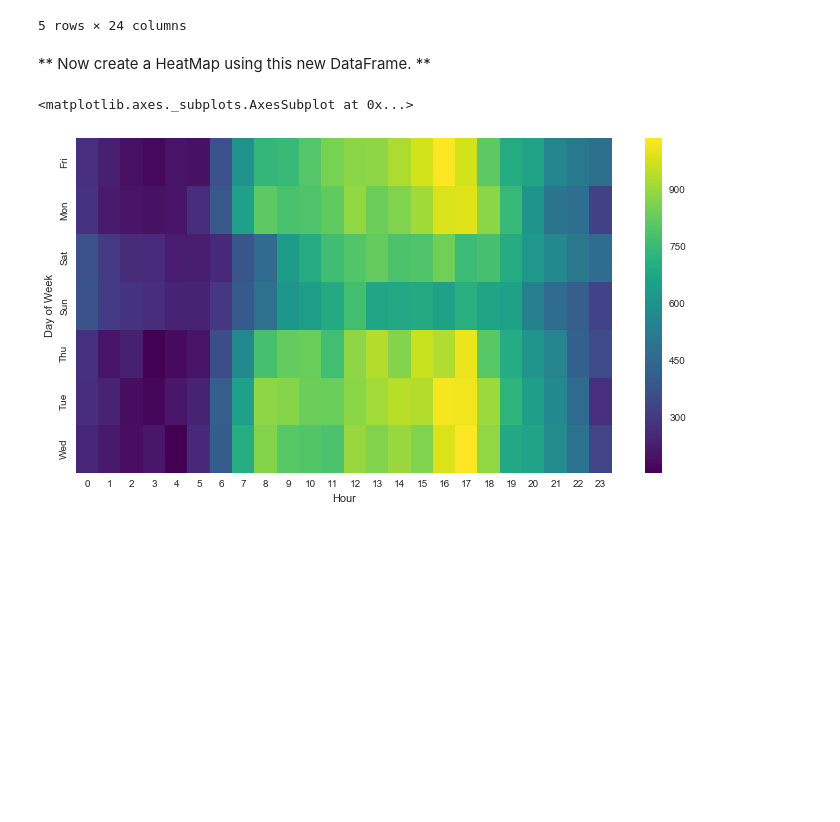
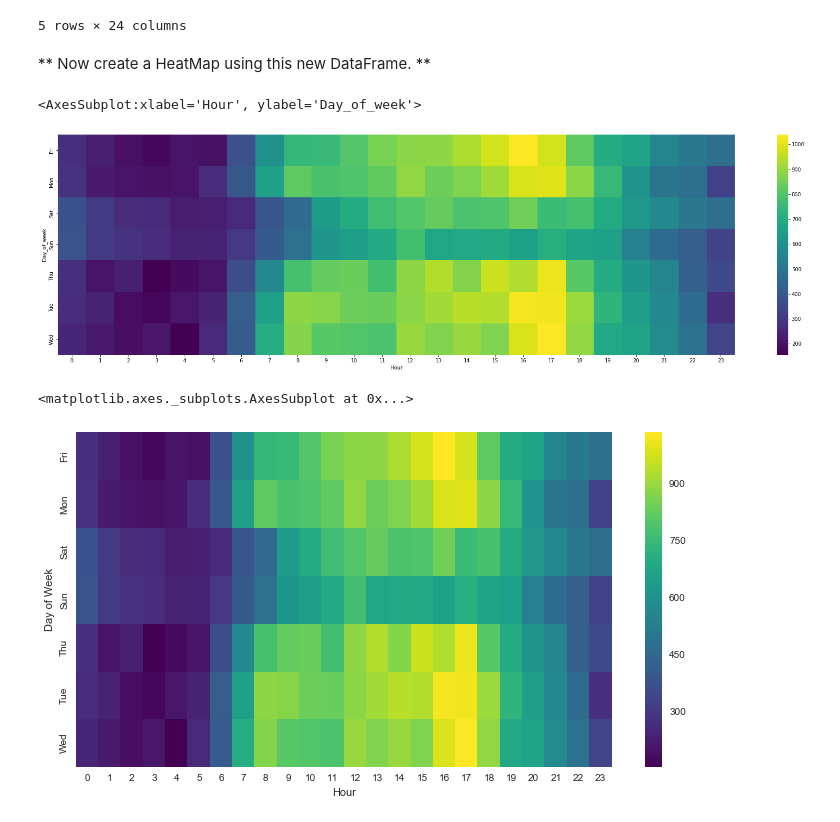
Before and after one commit to LukaszBijak/Python, a Jupyter notebook: Python for Data Science and Machine Learning/01-911 Calls Data Capstone Project.ipynb, the cells around one changed output. Saved outputs shown, nothing was run; the diff lists cells and outputs as text; code cells hidden in the pictures; blank space fills up the shorter version.

```diff
--- a/Python for Data Science and Machine Learning/01-911 Calls Data Capstone Project.ipynb
+++ b/Python for Data Science and Machine Learning/01-911 Calls Data Capstone Project.ipynb
@@ -320,3 +308,5 @@ df.head()
+# %%
+df2 = df.groupby(by=['Day_of_week','Hour']).count()['Reason'].unstack()
 # %%
 # %% [output]
 | Hour | 0 | 1 | 2 | 3 | 4 | 5 | 6 | 7 | 8 | 9 | ... | ... |
@@ -329,6 +319,12 @@ df.head()
 5 rows × 24 columns
 # %% [markdown]
 ** Now create a HeatMap using this new DataFrame. **
+# %%
+plt.figure(figsize=(30,8))
+sns.heatmap(df2,cmap='viridis',)
+# %% [output]
+<AxesSubplot:xlabel='Hour', ylabel='Day_of_week'>
+[figure, added]
 # %%
 # %% [output]
 <matplotlib.axes._subplots.AxesSubplot at 0x...>
```
Also changed, not shown: parts of 5 cells of this notebook.
